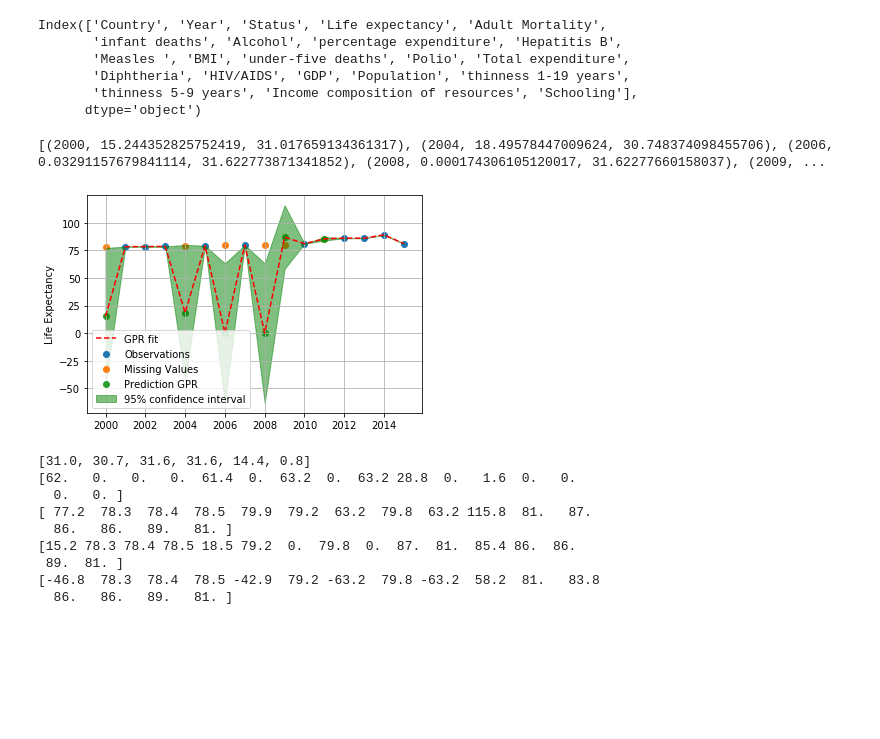
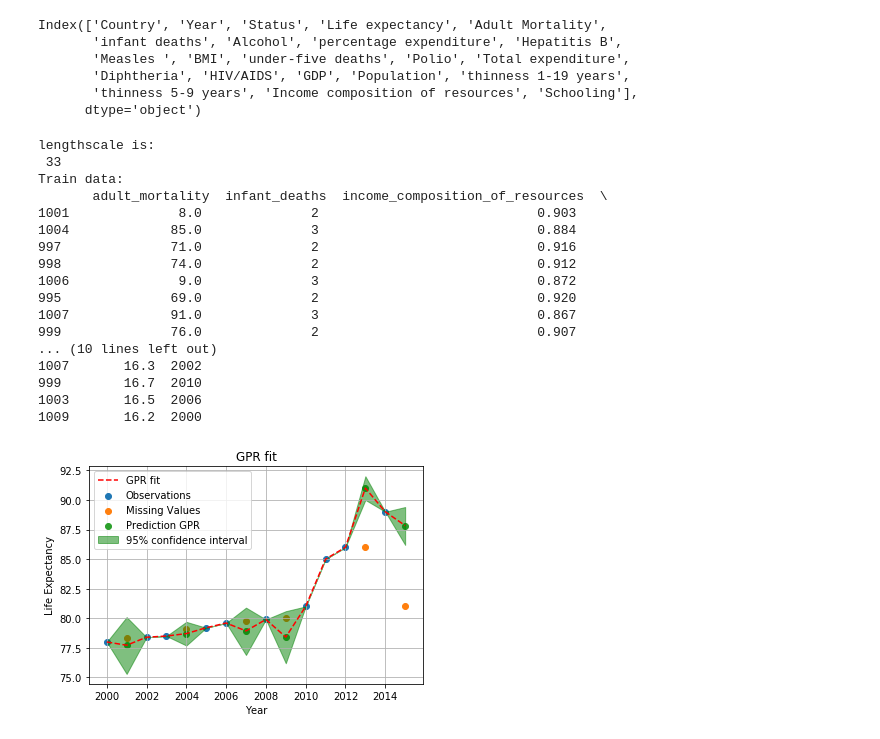
Before and after one commit to mihirm05/Gaussian-Process, a Jupyter notebook: src/MultipleFeatureAnalysis.ipynb, the cells around one changed output. Saved outputs shown, nothing was run; the diff lists cells and outputs as text; code cells hidden in the pictures; blank space fills up the shorter version.

Commit message:
adding output for multiple feature regression analysis in the output/ folder

```diff
--- a/src/MultipleFeatureAnalysis.ipynb
+++ b/src/MultipleFeatureAnalysis.ipynb
@@ -53,24 +54,24 @@ countryQuantityTrain = columnExtractor(randomRowsTrain, countryQuantity)
 countryQuantityTest = columnExtractor(randomRowsTest, countryQuantity)
 
 # extract data (allFeatures) from dataframe depending on the train test split
-desiredFeatures = [#'adult_mortality',
-                   #'infant_deaths',
+desiredFeatures = ['adult_mortality',
+                   'infant_deaths',
                    #'alcohol',
-                   'percentage_expenditure',
+                   #'percentage_expenditure',
                    #'hepatitis_b',
                    #'measles',
                    #'bmi',
-                   'under-five_deaths',
+                   #'under-five_deaths',
                    #'polio',
                    #'total_expenditure',
                    #'diphtheria',
                    #'hiv/aids',
                    #'gdp',
                    #'population',
-                   'thinness_10-19_years',
+                   #'thinness_10-19_years',
                    #'thinness_5-9_years',
-                   #'income_composition_of_resources',
-                   #'schooling',
+                   'income_composition_of_resources',
+                   'schooling',
                    'year']
 
 allFeaturesTrain = variableColumnExtractor(randomRowsTrain, desiredFeatures)
@@ -88,18 +89,27 @@ Index(['Country', 'Year', 'Status', 'Life expectancy', 'Adult Mortality',
       dtype='object')
 # %%
 ##Gaussian regression analysis
-lengthScale = np.random.randint(10, 50)
-#print('lengthscale is: \n',lengthScale)
+lengthScale = np.random.randint(1, 50)
+print('lengthscale is: \n',lengthScale)
+
+print('Train data: \n', allFeaturesTrain)
+
+
+
 kernel = C(1.0, (1e-3, 1e3)) * RBF(lengthScale, (1e-2, 1e2))
 
+#define kernel
 gp = GaussianProcessRegressor(kernel=kernel, n_restarts_optimizer=9)
 
+#fit data
 gp.fit(allFeaturesTrain, countryQuantityTrain)
+
+#predict
 countryQuantityPredict, sigma = gp.predict(allFeaturesTest, return_std=True)
 
 predictValGPR = list(zip(rowTest, list(countryQuantityPredict), list(sigma)))
 predictValGPR.sort()
-print(predictValGPR)
+#print(predictValGPR)
 
 trainVal = list(zip(rowTrain, list(countryQuantityTrain)))
 trainVal.sort()
@@ -108,23 +118,25 @@ trainVal.sort()
 valGPR = trainVal + predictValGPR
 valGPR.sort(key = lambda x: x[0])
 
+
 year, age = zip(*valGPR)
 #print(age)   #final life expectancy distribution
 #print(valGPR)
 
 countryQuantity2, GPR = zip(*valGPR)
 
+#visualize output
 plt.plot(countryQuantity2, GPR,'--',color='r',label='GPR fit')
 plt.scatter(rowTrain,countryQuantityTrain,label='Observations')
 plt.scatter(rowTest,countryQuantityTest,label='Missing Values')
 plt.scatter(rowTest,countryQuantityPredict,label='Prediction GPR')
 
+#processing for plotting the envelope (variance 0 at points where data is available
+#equal to 2*sigma at other points)
 countryQuantityPredict = countryQuantityPredict[::-1]
 sigma = sigma[::-1]
 
-
 test_list = rowTest
-#print(test_list)
 
 orderedSigma = list()
 counter = 0
@@ -137,52 +149,55 @@ for x in range(2000,2016):
         orderedSigma.append(0)
 
 
 sigma = [round(elem, 1) for elem in sigma]
 #print(orderedSigma)
 orderedSigma = [round(elem, 1) for elem in orderedSigma]
 orderedSigma = [2*x for x in orderedSigma]
 #print(orderedSigma)
 
 age = [round(elem, 1) for elem in age]
 age = np.asarray(age)
 
 
 orderedSigma = np.asarray(orderedSigma)
 
 
 positive = age + orderedSigma
 negative = age - orderedSigma
 
 
-
 plt.fill_between(np.linspace(np.min(countryDataFrame['year'].values),
                              np.max(countryDataFrame['year'].values),
                              16),
                      positive,
                      (negative),
                      color='green',alpha=0.5,label='95% confidence interval')
 plt.ylabel('Life Expectancy')
+plt.title('GPR fit')
 plt.grid()
+plt.xlabel('Year')
 plt.legend()
-plt.show()
-
-print(sigma)
-print(orderedSigma)
-print(positive)
-print(age)
-print(negative)
+#plt.show()
+plt.savefig('GPR output for features = %s'%(desiredFeatures), dpi=300)
 # %% [output]
-[(2000, 15.244352825752419, 31.017659134361317), (2004, 18.49578447009624, 30.748374098455706), (2006, 0.03291157679841114, 31.622773871341852), (2008, 0.000174306105120017, 31.62277660158037), (2009, ...
+lengthscale is:
+ 33
+Train data:
+       adult_mortality  infant_deaths  income_composition_of_resources  \
+1001              8.0              2                            0.903
+1004             85.0              3                            0.884
+997              71.0              2                            0.916
+998              74.0              2                            0.912
+1006              9.0              3                            0.872
+995              69.0              2                            0.920
+1007             91.0              3                            0.867
+999              76.0              2                            0.907
+... (10 lines left out)
+1007       16.3  2002
+999        16.7  2010
+1003       16.5  2006
+1009       16.2  2000
-[figure, old version]
+[figure, new version]
-[31.0, 30.7, 31.6, 31.6, 14.4, 0.8]
-[62.   0.   0.   0.  61.4  0.  63.2  0.  63.2 28.8  0.   1.6  0.   0.
-  0.   0. ]
-[ 77.2  78.3  78.4  78.5  79.9  79.2  63.2  79.8  63.2 115.8  81.   87.
-  86.   86.   89.   81. ]
-[15.2 78.3 78.4 78.5 18.5 79.2  0.  79.8  0.  87.  81.  85.4 86.  86.
- 89.  81. ]
-[-46.8  78.3  78.4  78.5 -42.9  79.2 -63.2  79.8 -63.2  58.2  81.   83.8
-  86.   86.   89.   81. ]
 # %%
 #Linear regression analysis
 regr = linear_model.LinearRegression()
```
Also changed, not shown: parts of 7 cells of this notebook, 19 other files.
